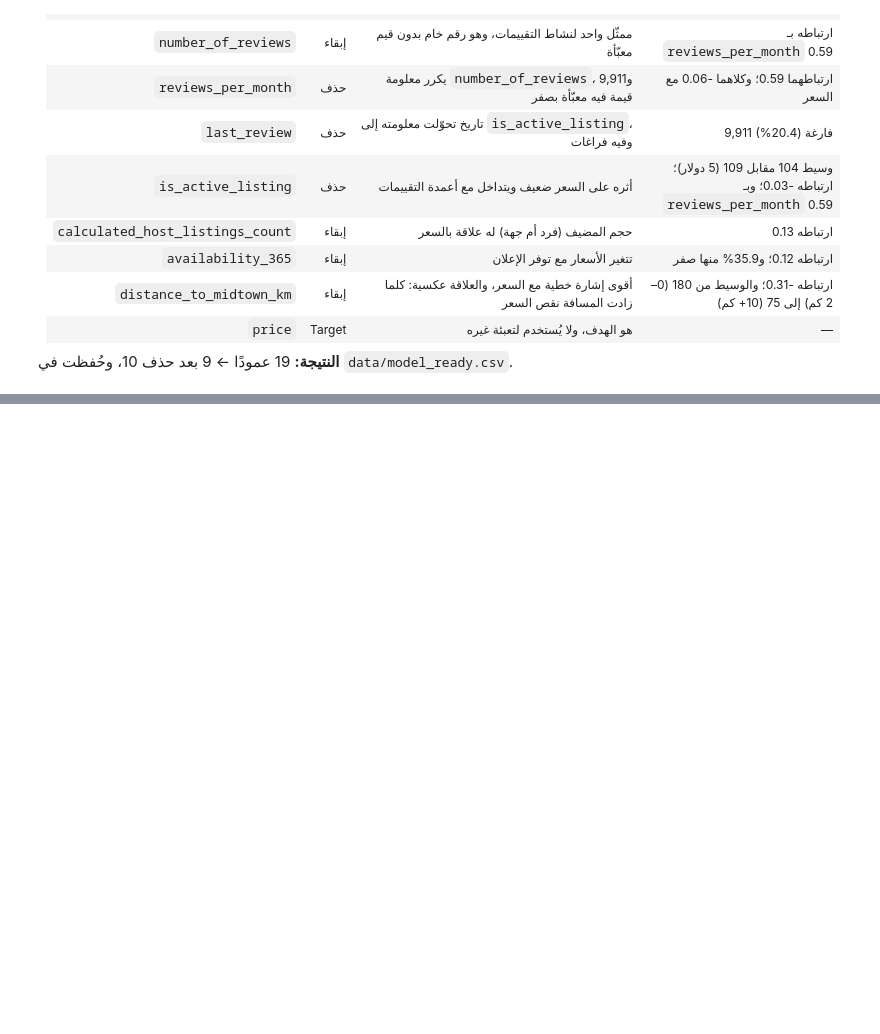
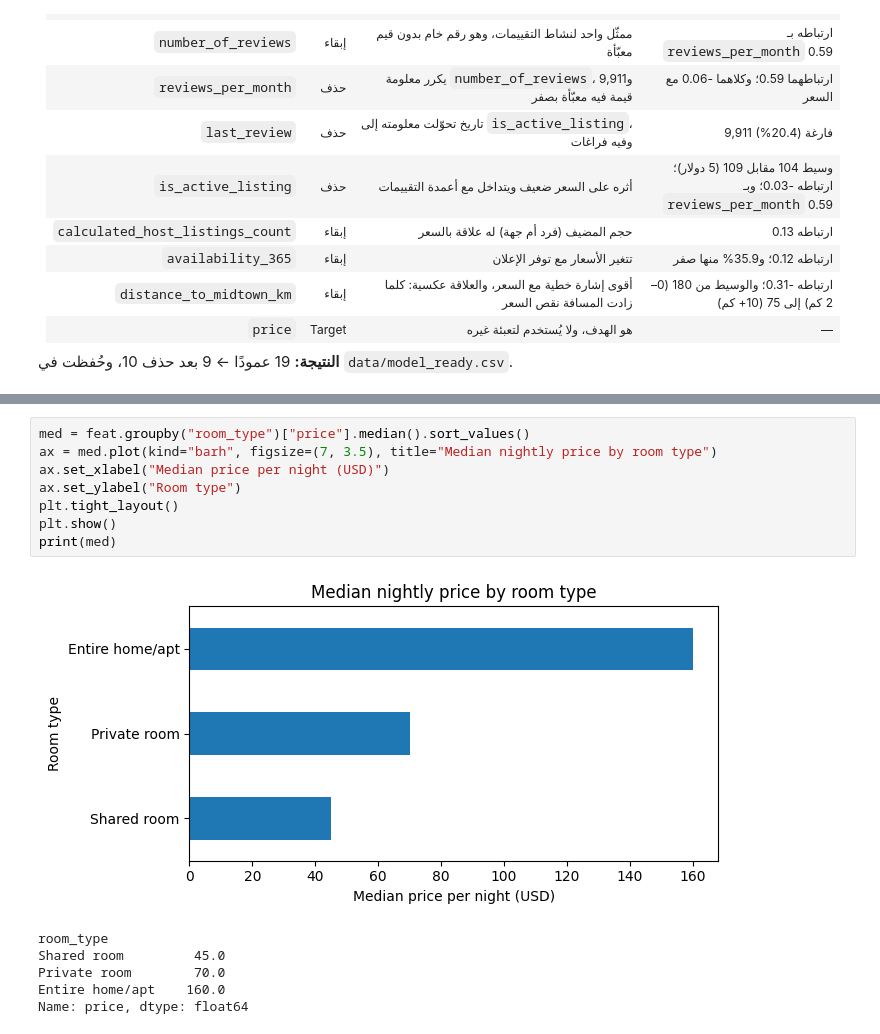
Before and after one commit to loudamn78-gif/smartstay-ai, a Jupyter notebook: notebook.ipynb, the cells around one changed output, grey strips where cells are left out. Saved outputs shown, nothing was run; the diff lists cells and outputs as text; blank space fills up the shorter version.

```diff
--- a/notebook.ipynb
+++ b/notebook.ipynb
@@ -639,0 +650,15 @@ dtype: object
+# %%
+med = feat.groupby("room_type")["price"].median().sort_values()
+ax = med.plot(kind="barh", figsize=(7, 3.5), title="Median nightly price by room type")
+ax.set_xlabel("Median price per night (USD)")
+ax.set_ylabel("Room type")
+plt.tight_layout()
+plt.show()
+print(med)
+# %% [output]
+[figure, added]
+room_type
+Shared room         45.0
+Private room        70.0
+Entire home/apt    160.0
+Name: price, dtype: float64
```
Also changed, not shown: parts of 16 cells of this notebook.
